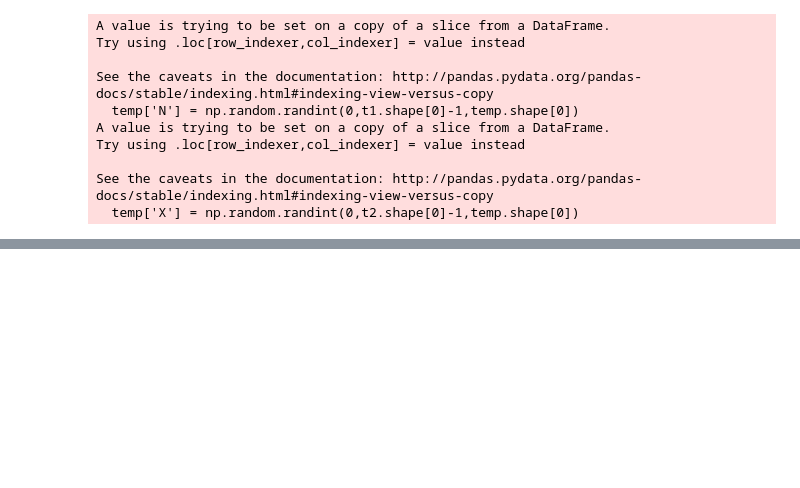
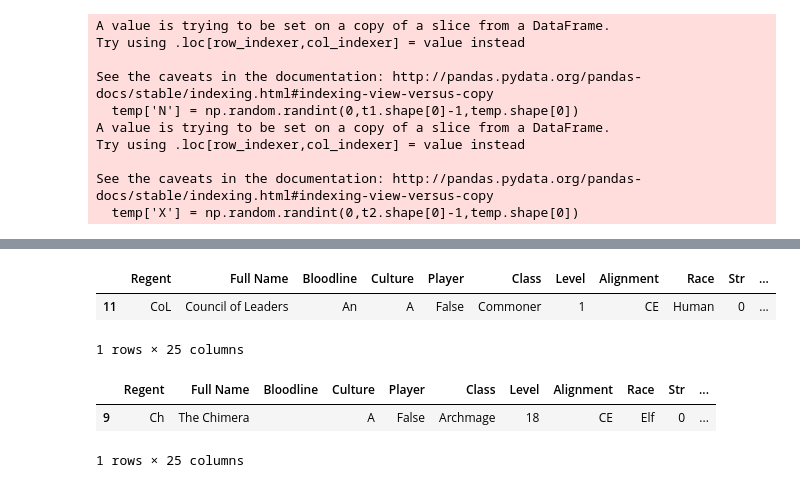
Before and after one commit to NeverForged/Regency, a Jupyter notebook: 1 - Eastern Marches.ipynb, the cells around one changed output, grey strips where cells are left out. Saved outputs shown, nothing was run; the diff lists cells and outputs as text; code cells hidden in the pictures; blank space fills up the shorter version.

```diff
--- a/1 - Eastern Marches.ipynb
+++ b/1 - Eastern Marches.ipynb
@@ -456,0 +455,12 @@ HA
+# %%
+Game.Regents[Game.Regents['Regent']=='CoL']
+# %% [output]
+|  | Regent | Full Name | Bloodline | Culture | Player | Class | Level | Alignment | Race | Str | ... |
+| 11 | CoL | Council of Leaders | An | A | False | Commoner | 1 | CE | Human | 0 | ... |
+1 rows × 25 columns
+# %%
+Game.Regents[Game.Regents['Regent']=='Ch']
+# %% [output]
+|  | Regent | Full Name | Bloodline | Culture | Player | Class | Level | Alignment | Race | Str | ... |
+| 9 | Ch | The Chimera |  | A | False | Archmage | 18 | CE | Elf | 0 | ... |
+1 rows × 25 columns
```
Also changed, not shown: parts of 3 cells of this notebook, 5 other files.
